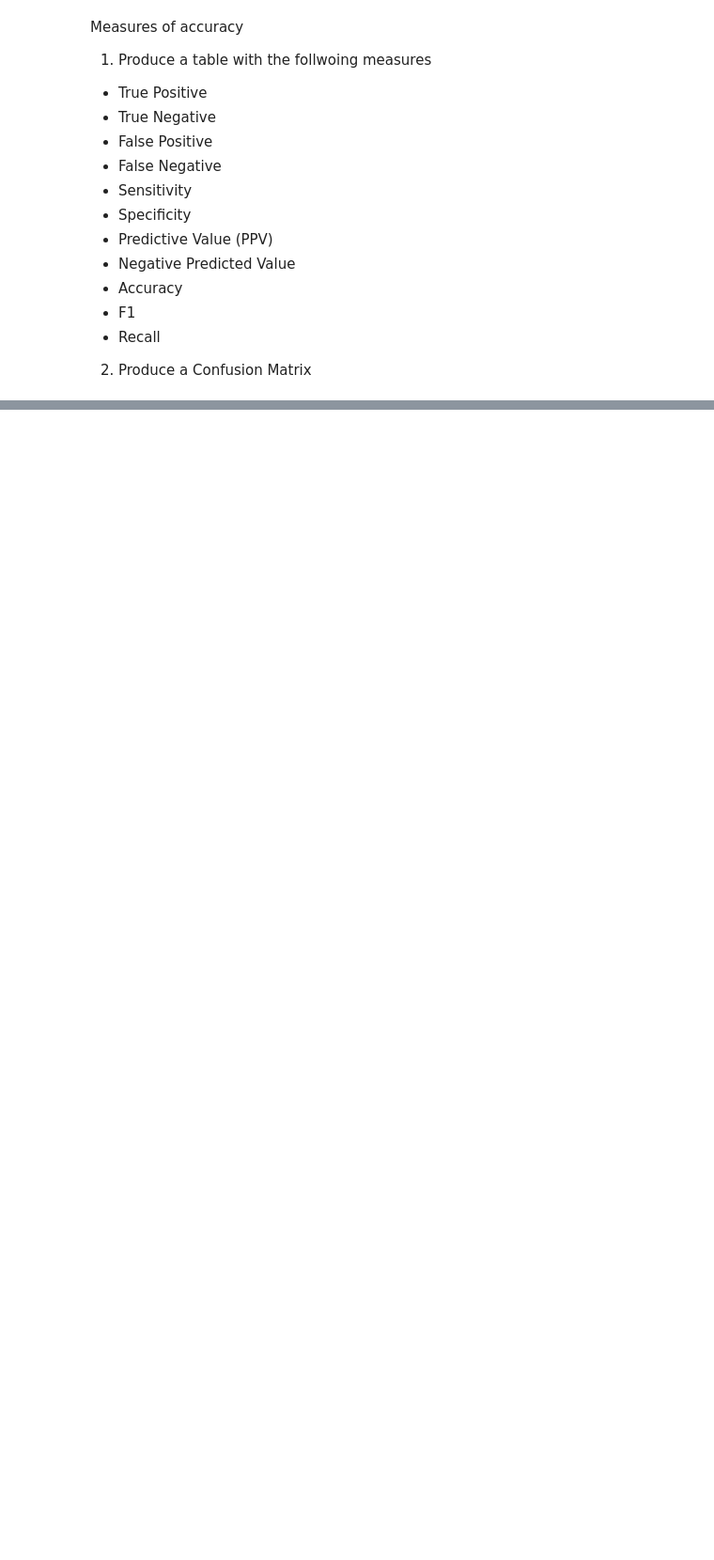
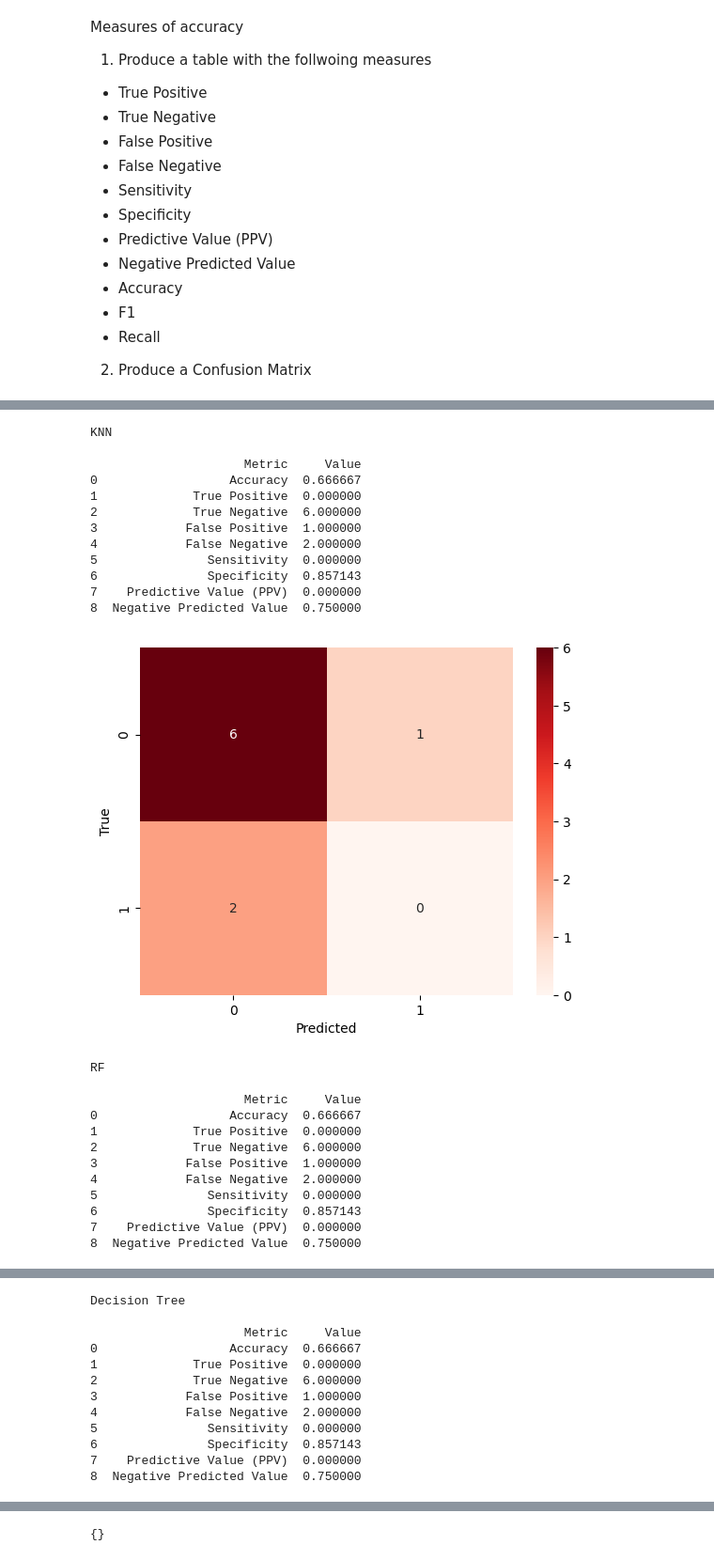
Before and after one commit to zoonalink/IGP-5, a Jupyter notebook: Tom/group base model (Tom).ipynb, the cells around one changed output, grey strips where cells are left out. Shown at 94% size. Drawn from its saved outputs; the diff is of its cells as text; code cells hidden in the pictures; blank space fills up the shorter version.

```diff
--- a/Tom/group base model (Tom).ipynb
+++ b/Tom/group base model (Tom).ipynb
@@ -425,0 +604,28 @@ weighted avg       0.64      0.64      0.64        11
+# %%
+run_ml_algorithms(female_df,'Reds')
+# %% [output]
+KNN
+
+                     Metric     Value
+0                  Accuracy  0.666667
+1             True Positive  0.000000
+2             True Negative  6.000000
+3            False Positive  1.000000
+4            False Negative  2.000000
+5               Sensitivity  0.000000
+6               Specificity  0.857143
+7    Predictive Value (PPV)  0.000000
+8  Negative Predicted Value  0.750000
+[figure, added]
+RF
+
+                     Metric     Value
+0                  Accuracy  0.666667
+1             True Positive  0.000000
+2             True Negative  6.000000
+3            False Positive  1.000000
+4            False Negative  2.000000
+5               Sensitivity  0.000000
+6               Specificity  0.857143
+7    Predictive Value (PPV)  0.000000
+8  Negative Predicted Value  0.750000
@@ -425,0 +633,12 @@ weighted avg       0.64      0.64      0.64        11
+Decision Tree
+
+                     Metric     Value
+0                  Accuracy  0.666667
+1             True Positive  0.000000
+2             True Negative  6.000000
+3            False Positive  1.000000
+4            False Negative  2.000000
+5               Sensitivity  0.000000
+6               Specificity  0.857143
+7    Predictive Value (PPV)  0.000000
+8  Negative Predicted Value  0.750000
@@ -425,0 +685 @@ weighted avg       0.64      0.64      0.64        11
+{}
```
Also changed, not shown: parts of 10 cells of this notebook.
